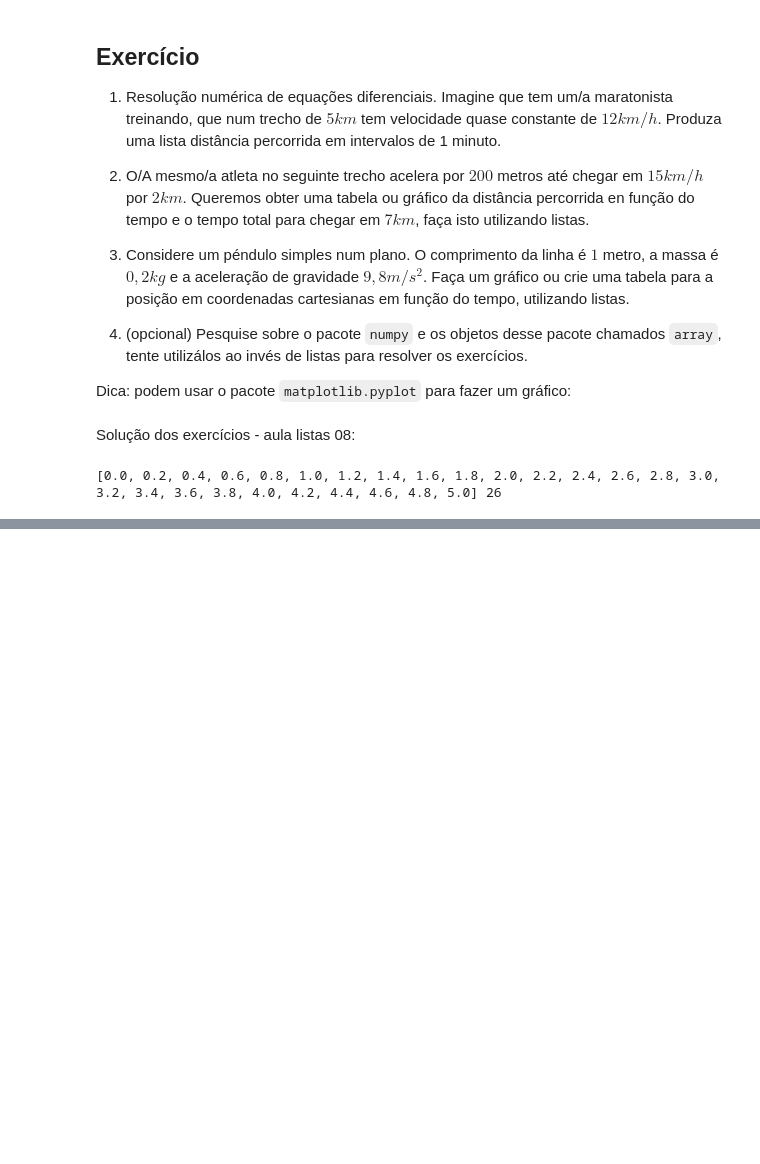
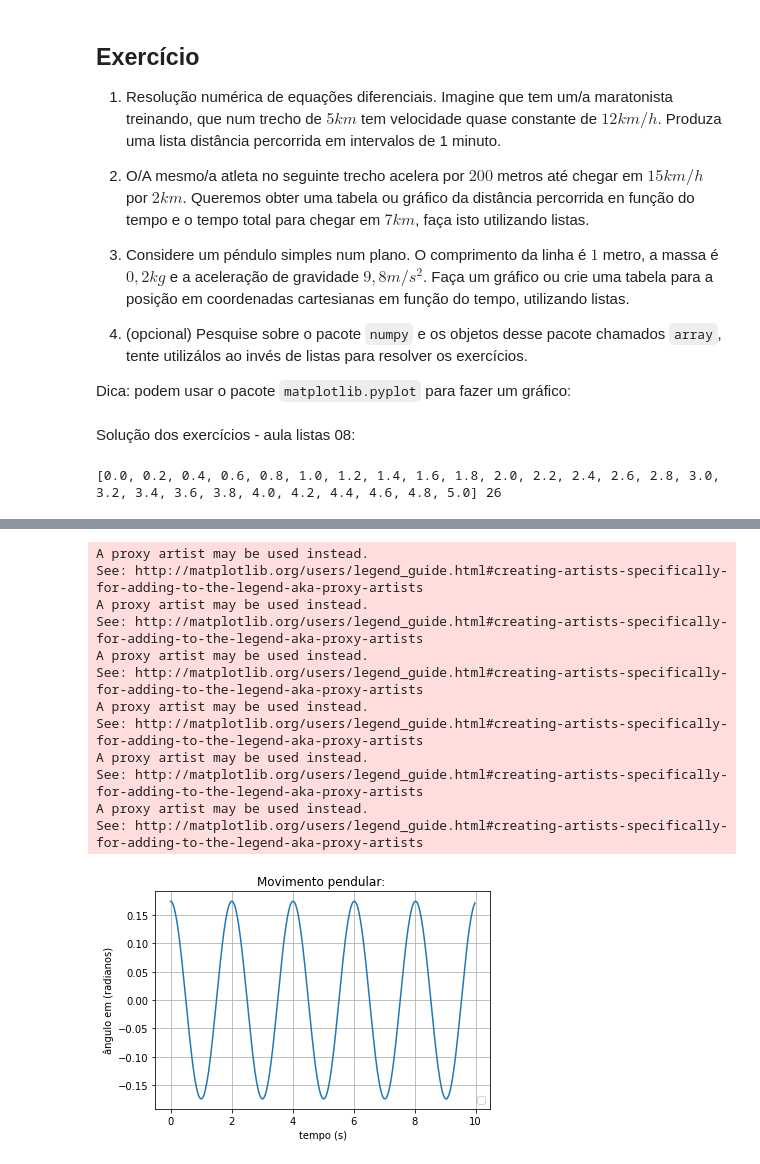
Before and after one commit to NamSugata/Aula_Python, a Jupyter notebook: Exercícios_aula8_1,2,3,4.ipynb, the cells around one changed output, grey strips where cells are left out. Saved outputs shown, nothing was run; the diff lists cells and outputs as text; code cells hidden in the pictures; blank space fills up the shorter version.

```diff
--- a/Exercícios_aula8_1,2,3,4.ipynb
+++ b/Exercícios_aula8_1,2,3,4.ipynb
@@ -97,17 +60,0 @@ Exercício pasta A
-# %%
-d0 = 0
-dfin = 5
-v = 12
-
-t = [i for i in range(0,30)] # intervalo de 0 a 30 pq quis, poderia ser outro valor
-                             # mas tem q ser um intervalo tal que dfim esteja
-                             # para obter então o tempo total em 5km
-
-d = [d0 + (v/60)*ti for ti in t] # velocidade em km/min
-
-print(d)              # print da lista de posição
-
-i=d.index(5)          # pega o item da lista que tem valor igual a 5
-                      # e calcula o tempo para tal distancia (item da lista)
-
-print("O atleta percorreu {0} kilômetros em {1} minutos".format(d[i],t[i]))
@@ -147,0 +93,55 @@ print("O atleta percorreu {0} kilômetros em {1} minutos".format(d[i],t[i]))
+# %%
+import numpy as np
+from numpy import sin, cos
+from scipy.integrate import odeint
+from matplotlib import pyplot as plt
+
+#definindo as equações
+def equations(y0,t):
+    theta, x = y0
+    f = [x, -(g/l) * sin(theta)]
+    return f
+
+def plotar_resultados(tempo, theta1):
+    plt.plot(tempo, theta1)
+
+    plt.title('Movimento pendular: ')
+    plt.xlabel('tempo (s)')
+    plt.ylabel('ângulo em (radianos)')
+    plt.grid(True)
+    plt.legend('não-linear', 'linear', loc='lower right')
+    plt.show()
+
+#parâmetros
+g = 9.8
+l = 1.0
+tempo = np.arange(0,10,0.025)
+
+#condições iniciais
+angulo_inicial = 10.0 #graus
+theta0 = np.radians(angulo_inicial)
+x0 = np.radians(0.0)
+
+#encontrando as soluções possíveis
+w = np.sqrt(g/l)
+theta1 = [theta0 * cos(w*t) for t in tempo]
+
+#plotar os resultados
+plotar_resultados(tempo, theta1)
+
+#for i in range(len(theta1)):
+#    print(f'{theta1[i]:3f} radianos - {tempo[i]:1f} s')
+# %% [output]
+A proxy artist may be used instead.
+See: http://matplotlib.org/users/legend_guide.html#creating-artists-specifically-for-adding-to-the-legend-aka-proxy-artists
+A proxy artist may be used instead.
+See: http://matplotlib.org/users/legend_guide.html#creating-artists-specifically-for-adding-to-the-legend-aka-proxy-artists
+A proxy artist may be used instead.
+See: http://matplotlib.org/users/legend_guide.html#creating-artists-specifically-for-adding-to-the-legend-aka-proxy-artists
+A proxy artist may be used instead.
+See: http://matplotlib.org/users/legend_guide.html#creating-artists-specifically-for-adding-to-the-legend-aka-proxy-artists
+A proxy artist may be used instead.
+See: http://matplotlib.org/users/legend_guide.html#creating-artists-specifically-for-adding-to-the-legend-aka-proxy-artists
+A proxy artist may be used instead.
+See: http://matplotlib.org/users/legend_guide.html#creating-artists-specifically-for-adding-to-the-legend-aka-proxy-artists
+[figure, added]
```
Also changed, not shown: parts of 7 cells of this notebook.
